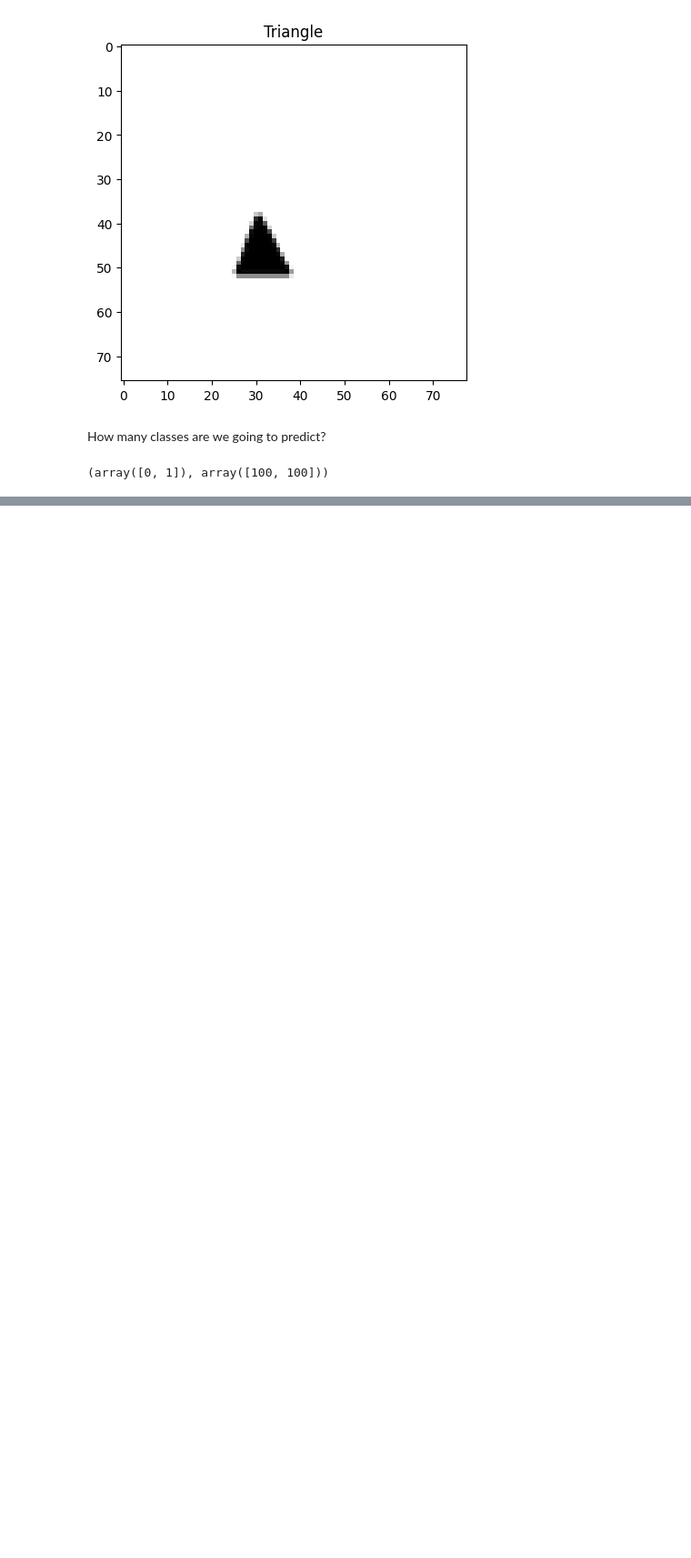
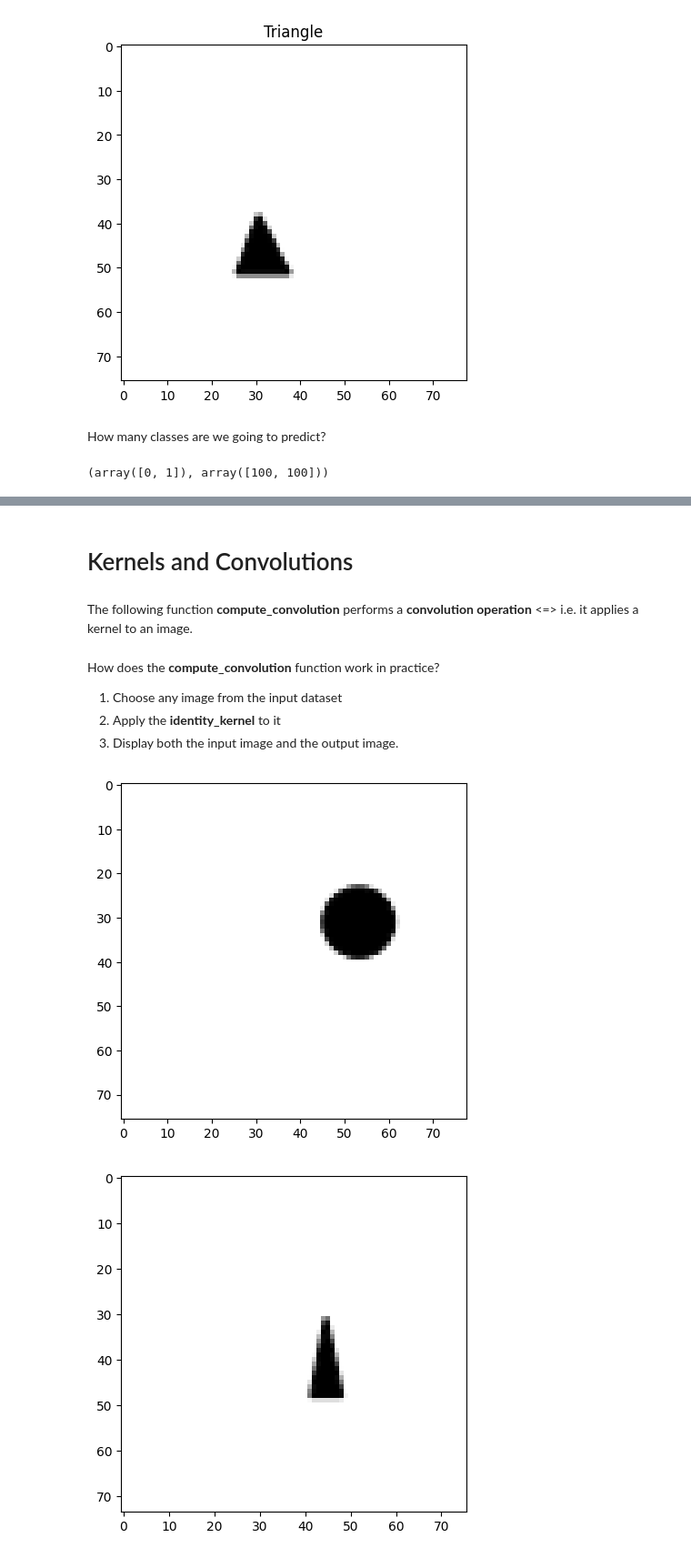
Before and after one commit to emonteiro27/data-intuitions-on-conv, a Jupyter notebook: data-intuitions-on-conv.ipynb, the cells around one changed output, grey strips where cells are left out. Shown at 91% size. Drawn from its saved outputs; the diff is of its cells as text; code cells hidden in the pictures; blank space fills up the shorter version.

Commit message:
plotted convoluted image using the identity kernel on the original image

```diff
--- a/data-intuitions-on-conv.ipynb
+++ b/data-intuitions-on-conv.ipynb
@@ -108,0 +112,55 @@ We
+# %% [markdown]
+# Kernels and Convolutions
+# %% [markdown]
+The following function __compute_convolution__ performs a __convolution operation__ <=> i.e. it applies a kernel to an image.
+# %%
+def compute_convolution(input_image, kernel):
+    # Parameters
+    kernel = np.array(kernel)
+    kernel_height, kernel_width = kernel.shape
+
+    img = np.squeeze(input_image) # Removes dimensions of size 1
+    img_height, img_width = img.shape
+
+    output_image = []
+
+    for x in range(img_height - kernel_height + 1):
+        arr = []
+
+        for y in range(img_width - kernel_width + 1):
+
+            a = np.multiply(img[x: x + kernel_height, y: y + kernel_width],
+                            kernel)
+            arr.append(a.sum())
+
+        output_image.append(arr)
+
+    return output_image
+# %% [markdown]
+How does the __compute_convolution__ function work in practice?
+
+1. Choose any image from the input dataset
+2. Apply the __identity_kernel__ to it
+3. Display both the input image and the output image.
+# %%
+identity_kernel = [
+    [0, 0, 0],
+    [0, 1, 0],
+    [0, 0, 0]
+]
+# %%
+input_image = X[2]
+kernel = identity_kernel
+
+output_image = compute_convolution(input_image, kernel)
+
+# Original Image
+plt.imshow(np.squeeze(X[0]), cmap='gray')
+plt.show()
+
+# Convoluted image
+plt.imshow(output_image, cmap='gray')
+plt.show()
+# %% [output]
+[figure, added]
+[figure, added]
```
Also changed, not shown: parts of 3 cells of this notebook.
